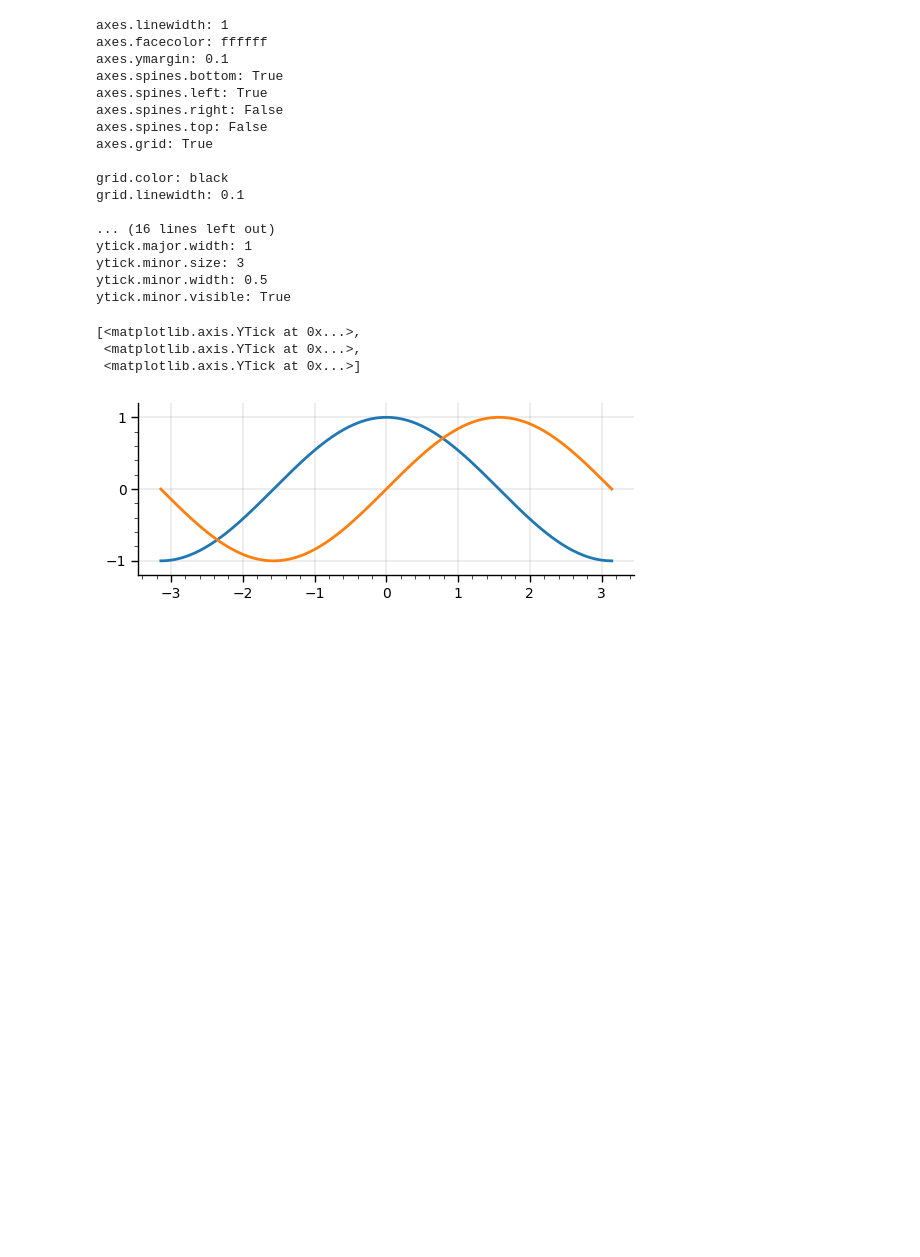
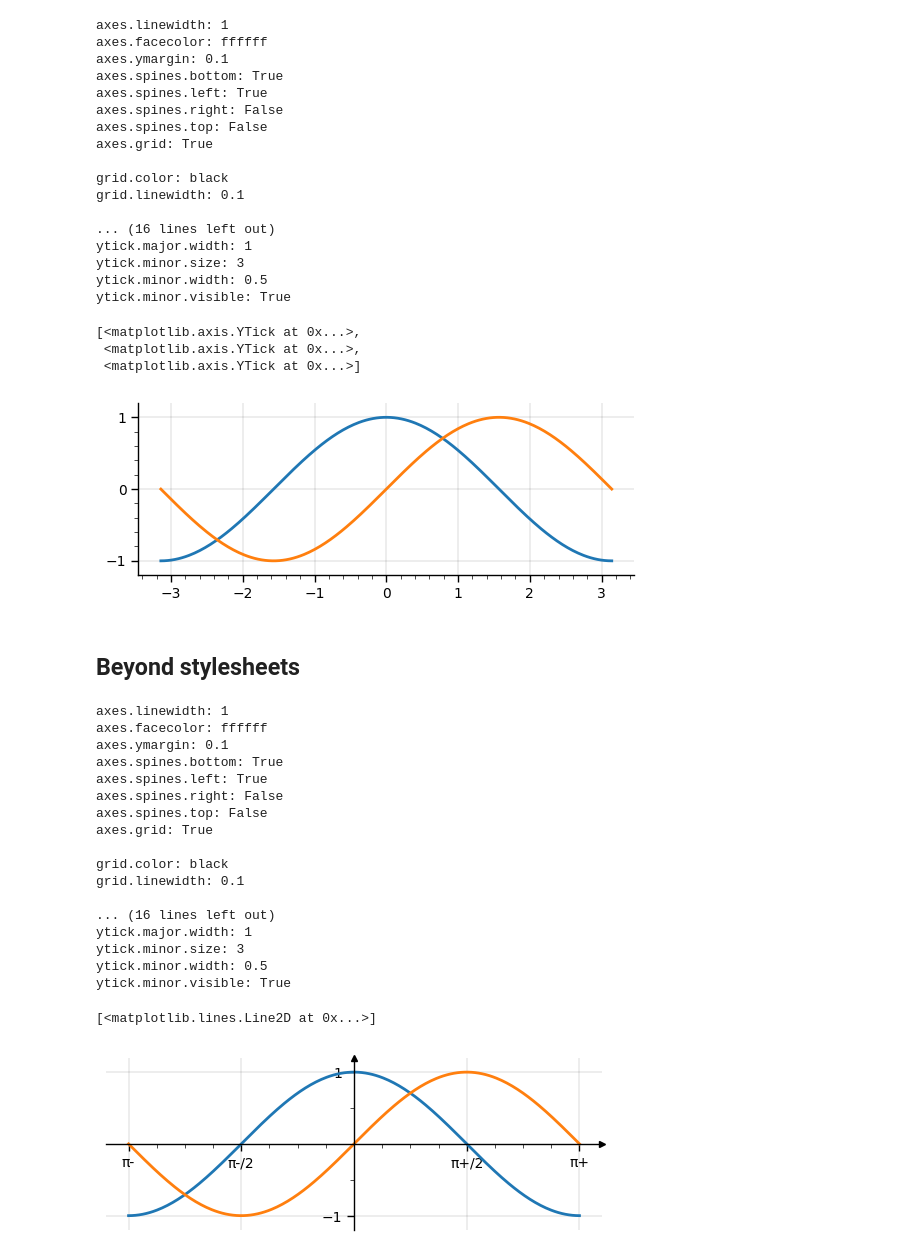
Before and after one commit to romz-pl/Jupyter-Python, a Jupyter notebook: 04-matplotlib/matplotlib.ipynb, the cells around one changed output. Saved outputs shown, nothing was run; the diff lists cells and outputs as text; code cells hidden in the pictures; blank space fills up the shorter version.

Commit message:
Customize the plot setting paramaters not available in stylesheet

```diff
--- a/04-matplotlib/matplotlib.ipynb
+++ b/04-matplotlib/matplotlib.ipynb
@@ -159,3 +159,46 @@ ytick.minor.visible: True
  <matplotlib.axis.YTick at 0x...>,
  <matplotlib.axis.YTick at 0x...>]
 [figure]
+# %% [markdown]
+## Beyond stylesheets
+# %%
+stylesheet_file = "./input/plotstyle.txt"
+with open(stylesheet_file, 'r') as f:
+    print(f.read())
+
+plt.style.use(stylesheet_file)
+X = np.linspace(-np.pi, np.pi, 256, endpoint=True)
+C, S = np.cos(X), np.sin(X)
+fig = plt.figure()
+ax = plt.subplot(1, 1, 1, aspect=1)
+ax.plot(X, C)
+ax.plot(X, S)
+ax.set_yticks([-1, 1])
+ax.set_xticks([-np.pi, -np.pi/2, np.pi/2, np.pi])
+ax.set_xticklabels(["π-", "π-/2", "π+/2", "π+"])
+
+ax.spines['bottom'].set_position(('data',0))
+ax.spines['left'].set_position(('data',0))
+
+ax.plot(1, 0, ">k", transform=ax.get_yaxis_transform(), clip_on=False)
+ax.plot(0, 1, "^k", transform=ax.get_xaxis_transform(), clip_on=False)
+# %% [output]
+axes.linewidth: 1
+axes.facecolor: ffffff
+axes.ymargin: 0.1
+axes.spines.bottom: True
+axes.spines.left: True
+axes.spines.right: False
+axes.spines.top: False
+axes.grid: True
+
+grid.color: black
+grid.linewidth: 0.1
+
+... (16 lines left out)
+ytick.major.width: 1
+ytick.minor.size: 3
+ytick.minor.width: 0.5
+ytick.minor.visible: True
+[<matplotlib.lines.Line2D at 0x...>]
+[figure, added]
```
